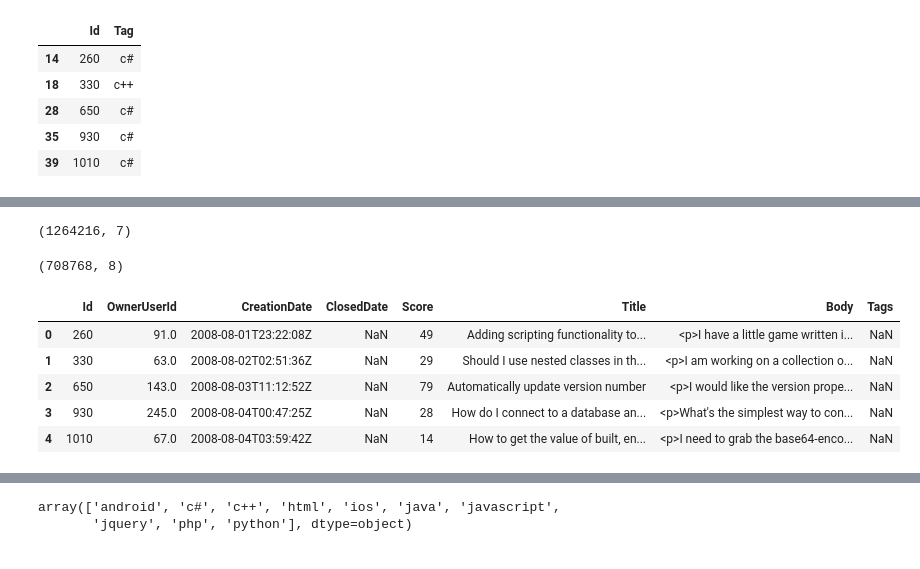
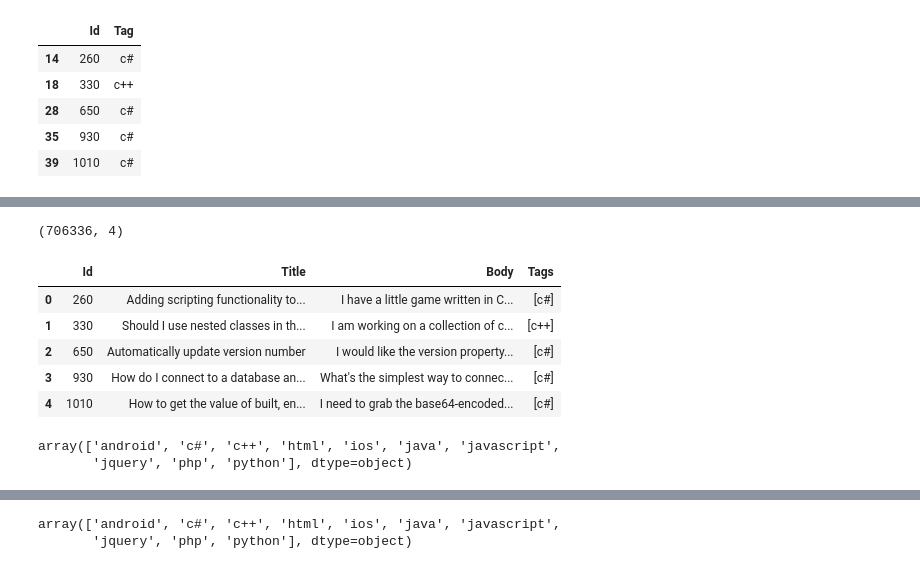
Before and after one commit to Sudhanshu-Mittal-2024/Deep_Learning_Projects, a Jupyter notebook: multiclass_multilabel_prediction_for_stack_overflow_questions_project_1.ipynb, the cells around one changed output, grey strips where cells are left out. Saved outputs shown, nothing was run; the diff lists cells and outputs as text; code cells hidden in the pictures.

```diff
--- a/multiclass_multilabel_prediction_for_stack_overflow_questions_project_1.ipynb
+++ b/multiclass_multilabel_prediction_for_stack_overflow_questions_project_1.ipynb
@@ -81,2 +104,3 @@ top10_tags.shape
 # %%
-ques = pd.read_csv('/content/Questions.csv', encoding='iso-8859-1')
+ques = pd.read_csv('/content/question_clean.csv', encoding='iso-8859-1')
+ques.head()
@@ -83,19 +114,13 @@ ques = pd.read_csv('/content/Questions.csv', encoding='iso-8859-1')
-# %%
-ques.shape
-# %% [output]
-(1264216, 7)
 # %%
 total=pd.merge(ques, top10_tags, on='Id')
-total.shape
+print(total.shape)
+total.head()
 # %% [output]
-(708768, 8)
+(706336, 4)
+|  | Id | Title | Body | Tags |
+| 0 | 260 | Adding scripting functionality to... | I have a little game written in C... | [c#] |
+| 1 | 330 | Should I use nested classes in th... | I am working on a collection of c... | [c++] |
+| 2 | 650 | Automatically update version number | I would like the version property... | [c#] |
+| 3 | 930 | How do I connect to a database an... | What's the simplest way to connec... | [c#] |
+| 4 | 1010 | How to get the value of built, en... | I need to grab the base64-encoded... | [c#] |
-# %%
-total.head()
-# %% [output]
-|  | Id | OwnerUserId | CreationDate | ClosedDate | Score | Title | Body | Tags |
-| 0 | 260 | 91.0 | 2008-08-01T23:22:08Z | NaN | 49 | Adding scripting functionality to... | <p>I have a little game written i... | NaN |
-| 1 | 330 | 63.0 | 2008-08-02T02:51:36Z | NaN | 29 | Should I use nested classes in th... | <p>I am working on a collection o... | NaN |
-| 2 | 650 | 143.0 | 2008-08-03T11:12:52Z | NaN | 79 | Automatically update version number | <p>I would like the version prope... | NaN |
-| 3 | 930 | 245.0 | 2008-08-04T00:47:25Z | NaN | 28 | How do I connect to a database an... | <p>What's the simplest way to con... | NaN |
-| 4 | 1010 | 67.0 | 2008-08-04T03:59:42Z | NaN | 14 | How to get the value of built, en... | <p>I need to grab the base64-enco... | NaN |
 # %%
@@ -116 +137,9 @@ labels = multilabel_binarizer.classes_
+# %%
+multilabel_binarizer = MultiLabelBinarizer()
+multilabel_binarizer.fit(total.Tags)
+labels = multilabel_binarizer.classes_
+labels
+# %% [output]
+array(['android', 'c#', 'c++', 'html', 'ios', 'java', 'javascript',
+       'jquery', 'php', 'python'], dtype=object)
 # %%
```
Also changed, not shown: parts of 42 cells of this notebook.
